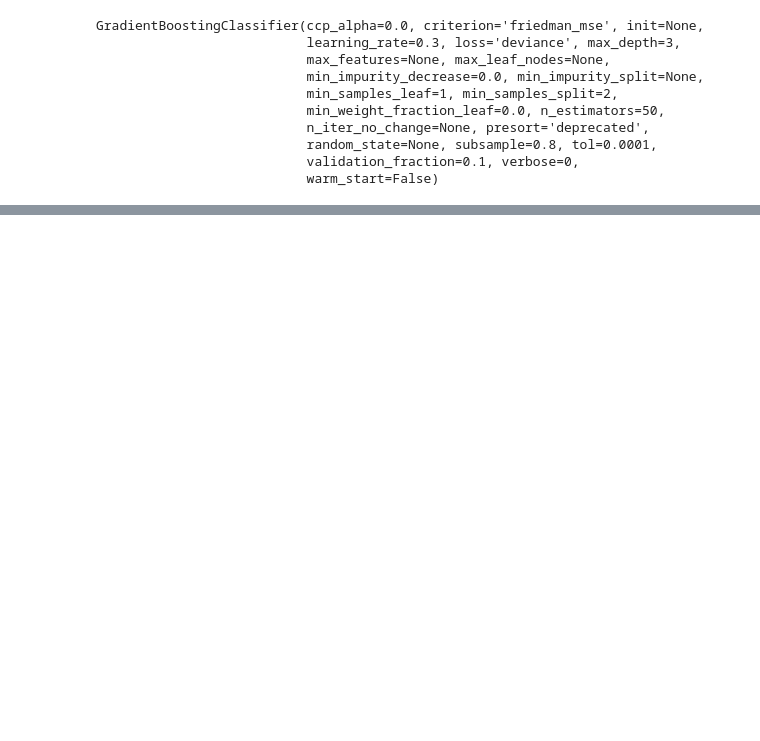
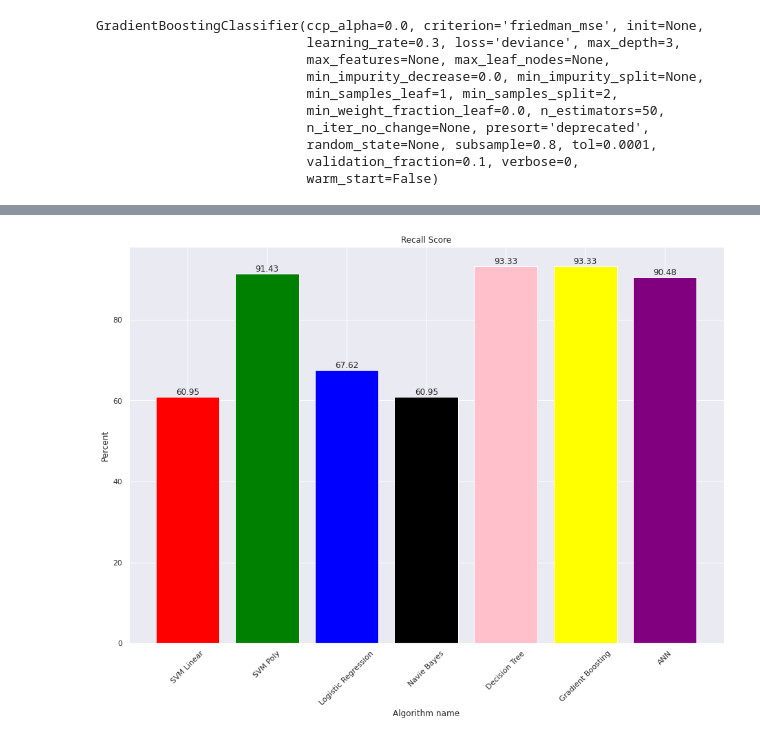
Before and after one commit to susannoo123/CS115, a Jupyter notebook: SVM_final.ipynb, the cells around one changed output, grey strips where cells are left out. Cells and saved outputs as stored; diff of their text form; code cells hidden in the pictures; blank space fills up the shorter version.

```diff
--- a/SVM_final.ipynb
+++ b/SVM_final.ipynb
@@ -1261,0 +1271,4 @@ NewPlotBarAccuracy(new_accuracy_list,'Accuracy')
+# %%
+NewPlotBarAccuracy(cal_score('Recall',new_pred_list),'Recall')
+# %% [output]
+[figure, added]
```
Also changed, not shown: parts of 15 cells of this notebook.
